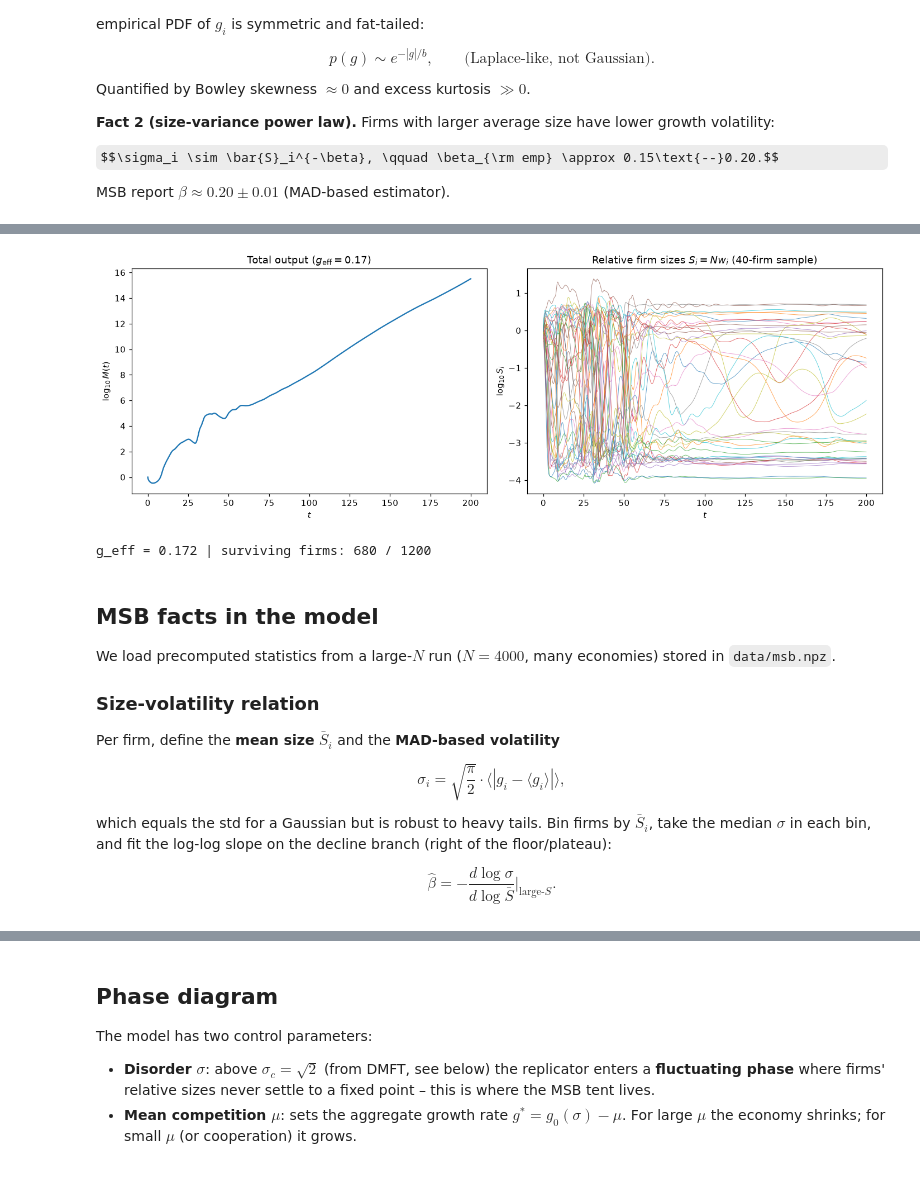
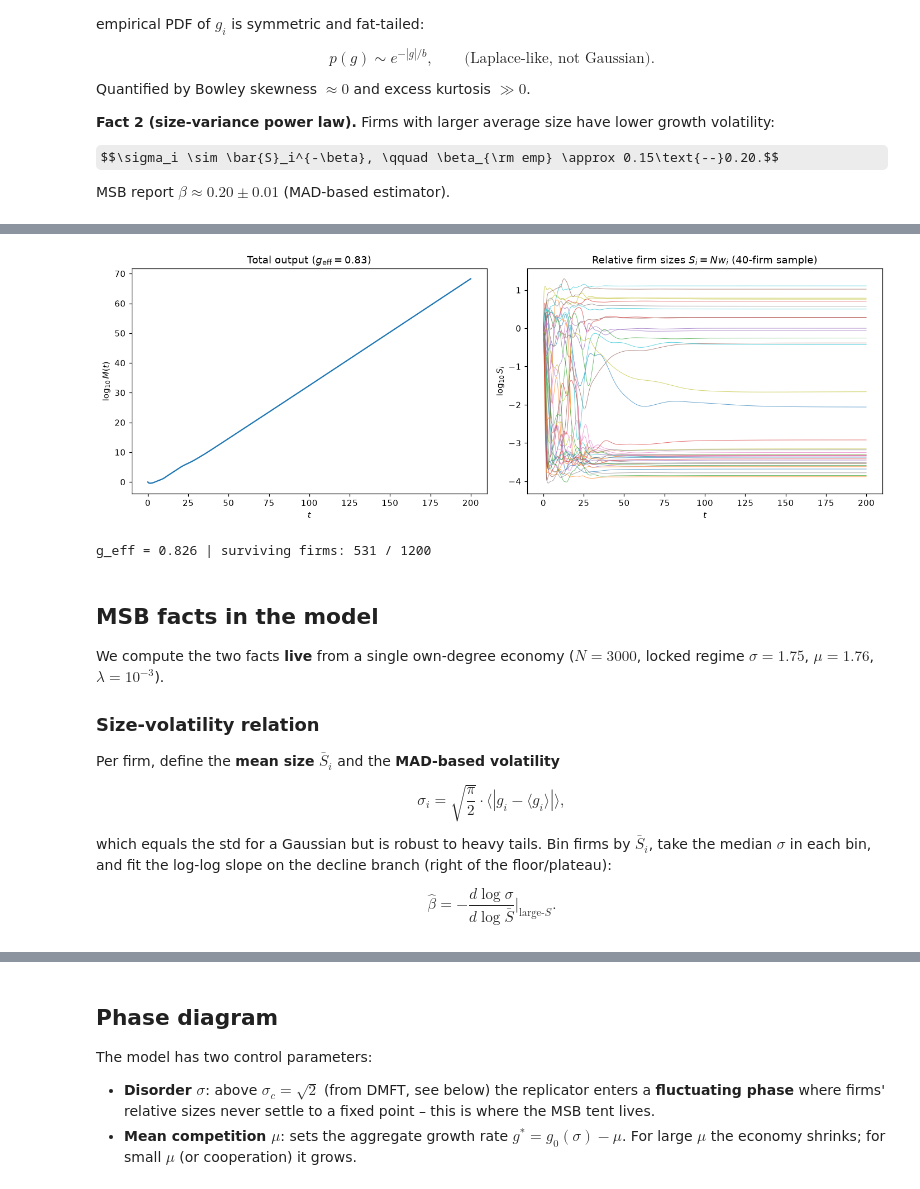
Before and after one commit to NotLudovico/dynamical-model-for-economics, a Jupyter notebook: story.ipynb, the cells around one changed output, grey strips where cells are left out. Cells and saved outputs as stored; diff of their text form; code cells hidden in the pictures; some formulas as TeX source.

```diff
--- a/story.ipynb
+++ b/story.ipynb
@@ -102,41 +122,41 @@ definition.
 # %%
 from relative_glv import coupling, integrate, growth_rate
 
-# Live small simulation: N=1200, power-law graph, chaotic/growing regime
-a = coupling(1200, mu=1.76, sigma=1.75, kind="powerlaw", seed=0)
+# Live small simulation: N=1200, OWN-DEGREE power-law graph, chaotic/growing regime
+a = coupling(1200, mu=1.76, sigma=1.75, kind="powerlaw_owndeg", seed=0)
 r = integrate(a, tmax=200, n_eval=1000, lam=1e-3, seed=0,
               method="RK45", rtol=1e-4, atol=1e-7)
 
 t, W, lnM = r["t"], r["W"], r["lnM"]
 g_eff = growth_rate(t, lnM)
 
 fig, ax = plt.subplots(1, 2, figsize=(13, 4.6))
 
 # left: aggregate output M(t) growing
 ax[0].plot(t, lnM / np.log(10), color="C0")
 ax[0].set(xlabel="$t$", ylabel=r"$\log_{10} M(t)$",
           title=f"Total output ($g_{{\\mathrm{{eff}}}}={g_eff:.2f}$)")
 
 # right: relative sizes S_i = N w_i for a random sample of firms
 rng = np.random.default_rng(42)
 sample = rng.choice(W.shape[0], size=min(40, W.shape[0]), replace=False)
 N_sim = W.shape[0]
 for i in sample:
     ax[1].plot(t, np.log10(np.maximum(N_sim * W[i], 1e-8)), lw=0.6, alpha=0.7)
 ax[1].set(xlabel="$t$", ylabel=r"$\log_{10} S_i$",
           title=r"Relative firm sizes $S_i = N w_i$ (40-firm sample)")
 
 plt.tight_layout()
 plt.show()
 print(f"g_eff = {g_eff:.3f} | surviving firms: {int((W[:, -1] > 1e-6).sum())} / {N_sim}")
 # %% [output]
-[figure, old version]
+[figure, new version]
-g_eff = 0.172 | surviving firms: 680 / 1200
+g_eff = 0.826 | surviving firms: 531 / 1200
 # %% [markdown]
 ## MSB facts in the model
 
-We load precomputed statistics from a large-$N$ run ($N = 4000$, many economies)
-stored in `data/msb.npz`.
+We compute the two facts **live** from a single own-degree economy
+($N = 3000$, locked regime $\sigma = 1.75$, $\mu = 1.76$, $\lambda = 10^{-3}$).
 
 ### Size-volatility relation
 
```
Also changed, not shown: parts of 6 cells of this notebook.
